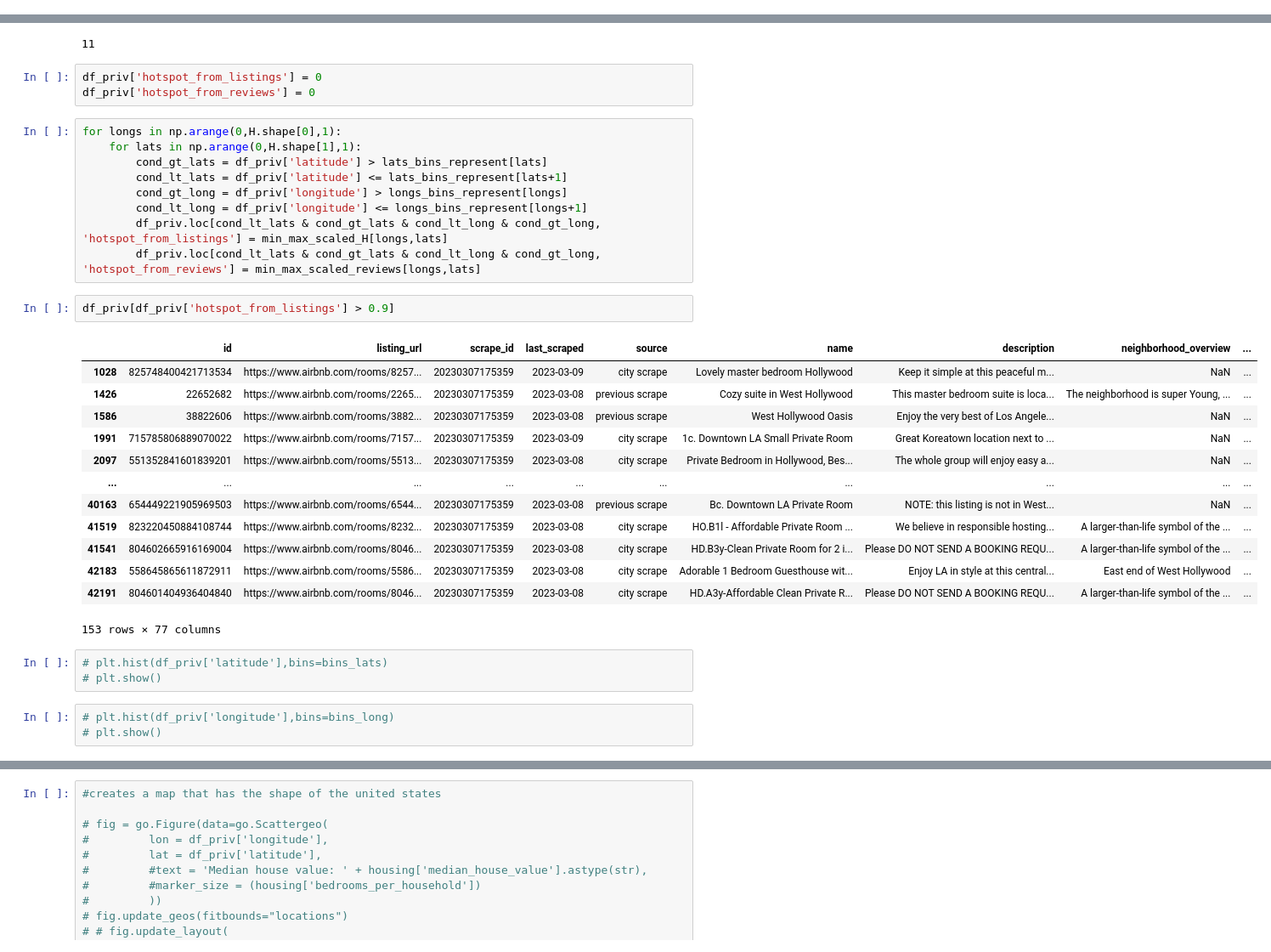
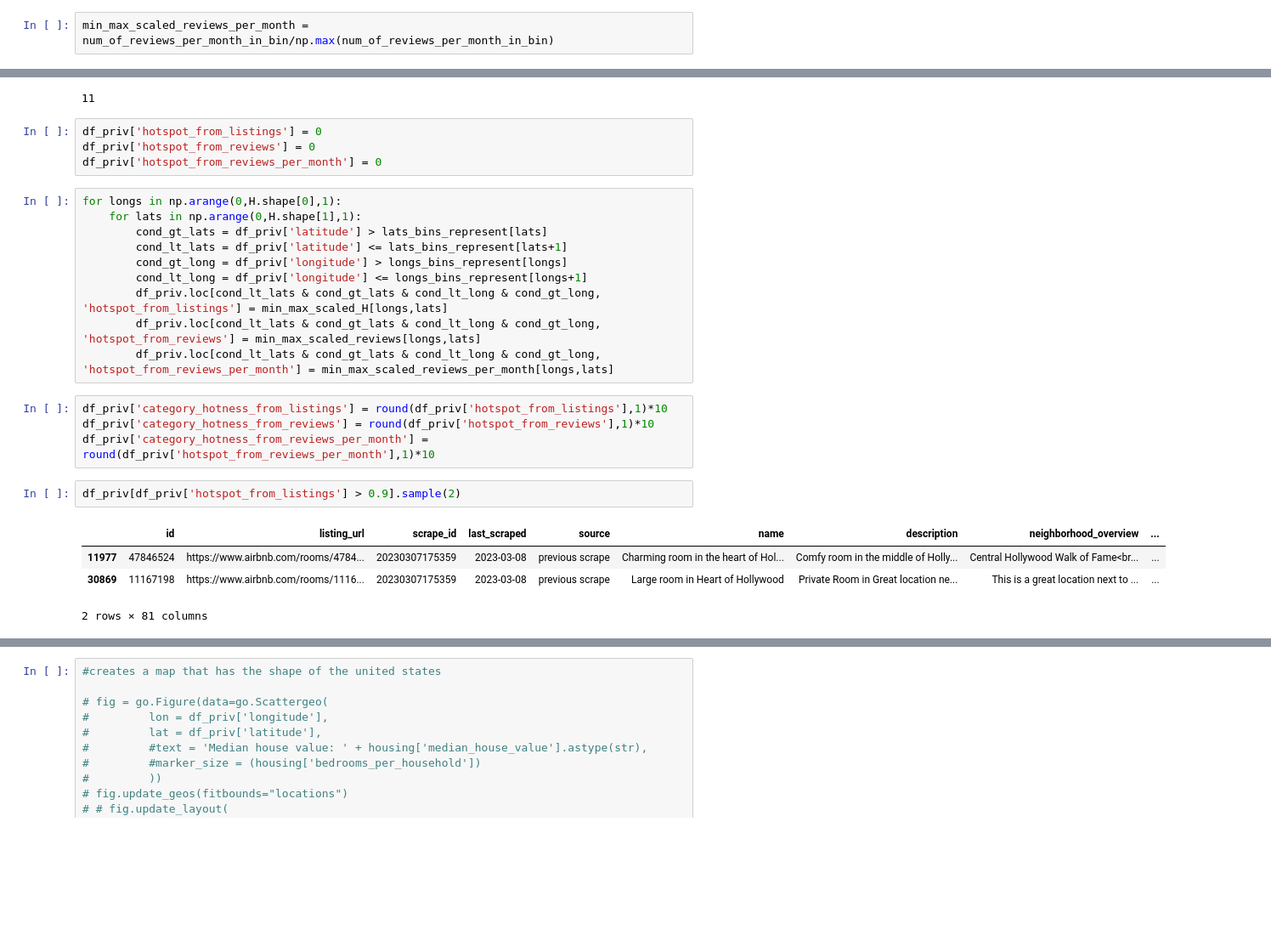
Before and after one commit to Shubhrika007/Erdos_Spring_2023, a Jupyter notebook: hotspot_exploration.ipynb, the cells around one changed output, grey strips where cells are left out. Shown at 85% size. Cells and saved outputs as stored; diff of their text form; blank space fills up the shorter version.

Commit message:
attempt to make hotspot model

```diff
--- a/hotspot_exploration.ipynb
+++ b/hotspot_exploration.ipynb
@@ -233,3 +263,5 @@ min_max_scaled_reviews = num_of_reviews_in_bin/np.max(num_of_reviews_in_bin)
+# %%
+min_max_scaled_reviews_per_month = num_of_reviews_per_month_in_bin/np.max(num_of_reviews_per_month_in_bin)
 # %%
 #this here is the amount of areas where the # of listings scale was larger than the # of reviews
 #so whatever number is outputed it is saying that there are x amount of bin regions where their are more listings in the region than there are reviews
@@ -245,6 +277,7 @@ np.shape(np.where((min_max_scaled_H - min_max_scaled_reviews) < -0.3))[1]
 # %%
 df_priv['hotspot_from_listings'] = 0
 df_priv['hotspot_from_reviews'] = 0
+df_priv['hotspot_from_reviews_per_month'] = 0
 # %%
 for longs in np.arange(0,H.shape[0],1):
     for lats in np.arange(0,H.shape[1],1):
@@ -254,25 +287,15 @@ for longs in np.arange(0,H.shape[0],1):
         cond_lt_long = df_priv['longitude'] <= longs_bins_represent[longs+1]
         df_priv.loc[cond_lt_lats & cond_gt_lats & cond_lt_long & cond_gt_long, 'hotspot_from_listings'] = min_max_scaled_H[longs,lats]
         df_priv.loc[cond_lt_lats & cond_gt_lats & cond_lt_long & cond_gt_long, 'hotspot_from_reviews'] = min_max_scaled_reviews[longs,lats]
+        df_priv.loc[cond_lt_lats & cond_gt_lats & cond_lt_long & cond_gt_long, 'hotspot_from_reviews_per_month'] = min_max_scaled_reviews_per_month[longs,lats]
+# %%
+df_priv['category_hotness_from_listings'] = round(df_priv['hotspot_from_listings'],1)*10
+df_priv['category_hotness_from_reviews'] = round(df_priv['hotspot_from_reviews'],1)*10
+df_priv['category_hotness_from_reviews_per_month'] = round(df_priv['hotspot_from_reviews_per_month'],1)*10
 # %%
-df_priv[df_priv['hotspot_from_listings'] > 0.9]
+df_priv[df_priv['hotspot_from_listings'] > 0.9].sample(2)
 # %% [output]
 |  | id | listing_url | scrape_id | last_scraped | source | name | description | neighborhood_overview | ... |
-| 1028 | 825748400421713534 | https://www.airbnb.com/rooms/8257... | 20230307175359 | 2023-03-09 | city scrape | Lovely master bedroom Hollywood | Keep it simple at this peaceful m... | NaN | ... |
-| 1426 | 22652682 | https://www.airbnb.com/rooms/2265... | 20230307175359 | 2023-03-08 | previous scrape | Cozy suite in West Hollywood | This master bedroom suite is loca... | The neighborhood is super Young, ... | ... |
-| 1586 | 38822606 | https://www.airbnb.com/rooms/3882... | 20230307175359 | 2023-03-08 | previous scrape | West Hollywood Oasis | Enjoy the very best of Los Angele... | NaN | ... |
-| 1991 | 715785806889070022 | https://www.airbnb.com/rooms/7157... | 20230307175359 | 2023-03-09 | city scrape | 1c. Downtown LA Small Private Room | Great Koreatown location next to ... | NaN | ... |
-| 2097 | 551352841601839201 | https://www.airbnb.com/rooms/5513... | 20230307175359 | 2023-03-08 | city scrape | Private Bedroom in Hollywood, Bes... | The whole group will enjoy easy a... | NaN | ... |
-| ... | ... | ... | ... | ... | ... | ... | ... | ... | ... |
-| 40163 | 654449221905969503 | https://www.airbnb.com/rooms/6544... | 20230307175359 | 2023-03-08 | previous scrape | Bc. Downtown LA Private Room | NOTE: this listing is not in West... | NaN | ... |
-| 41519 | 823220450884108744 | https://www.airbnb.com/rooms/8232... | 20230307175359 | 2023-03-08 | city scrape | HO.B1l - Affordable Private Room ... | We believe in responsible hosting... | A larger-than-life symbol of the ... | ... |
-| 41541 | 804602665916169004 | https://www.airbnb.com/rooms/8046... | 20230307175359 | 2023-03-08 | city scrape | HD.B3y-Clean Private Room for 2 i... | Please DO NOT SEND A BOOKING REQU... | A larger-than-life symbol of the ... | ... |
-| 42183 | 558645865611872911 | https://www.airbnb.com/rooms/5586... | 20230307175359 | 2023-03-08 | city scrape | Adorable 1 Bedroom Guesthouse wit... | Enjoy LA in style at this central... | East end of West Hollywood | ... |
-| 42191 | 804601404936404840 | https://www.airbnb.com/rooms/8046... | 20230307175359 | 2023-03-08 | city scrape | HD.A3y-Affordable Clean Private R... | Please DO NOT SEND A BOOKING REQU... | A larger-than-life symbol of the ... | ... |
+| 11977 | 47846524 | https://www.airbnb.com/rooms/4784... | 20230307175359 | 2023-03-08 | previous scrape | Charming room in the heart of Hol... | Comfy room in the middle of Holly... | Central Hollywood Walk of Fame<br... | ... |
+| 30869 | 11167198 | https://www.airbnb.com/rooms/1116... | 20230307175359 | 2023-03-08 | previous scrape | Large room in Heart of Hollywood | Private Room in Great location ne... | This is a great location next to ... | ... |
-153 rows × 77 columns
+2 rows × 81 columns
-# %%
-# plt.hist(df_priv['latitude'],bins=bins_lats)
-# plt.show()
-# %%
-# plt.hist(df_priv['longitude'],bins=bins_long)
-# plt.show()
```
Also changed, not shown: parts of 32 cells of this notebook.
